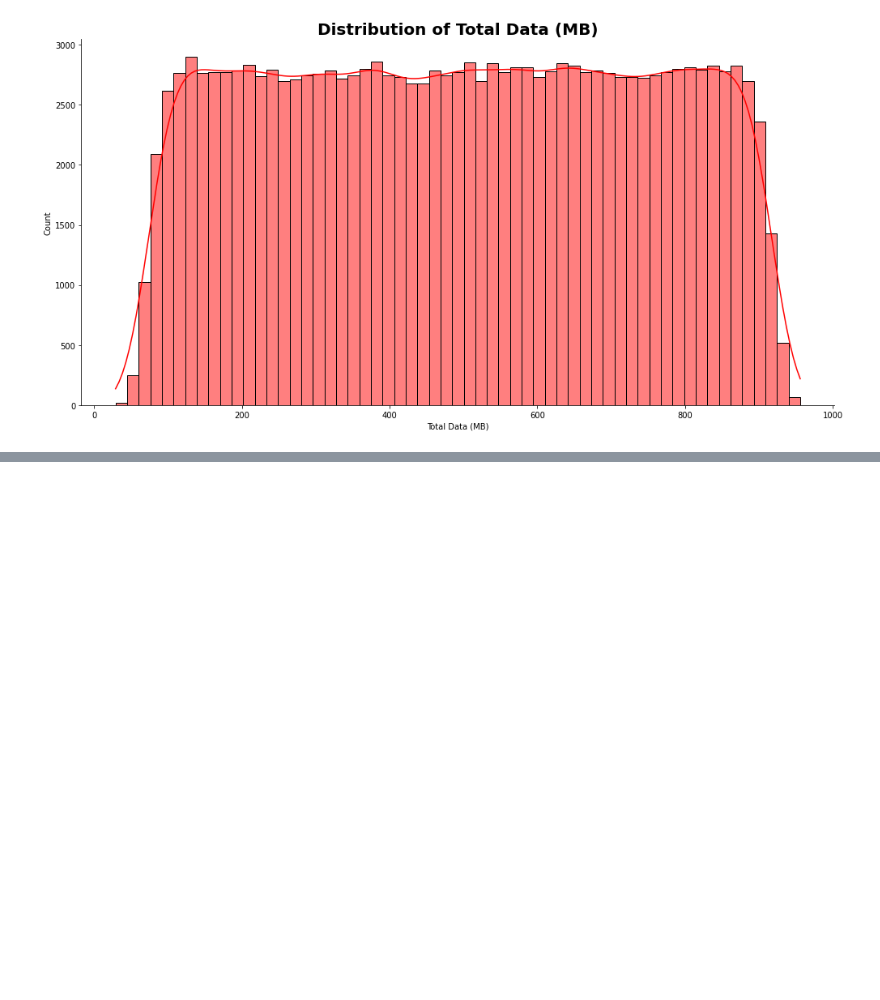
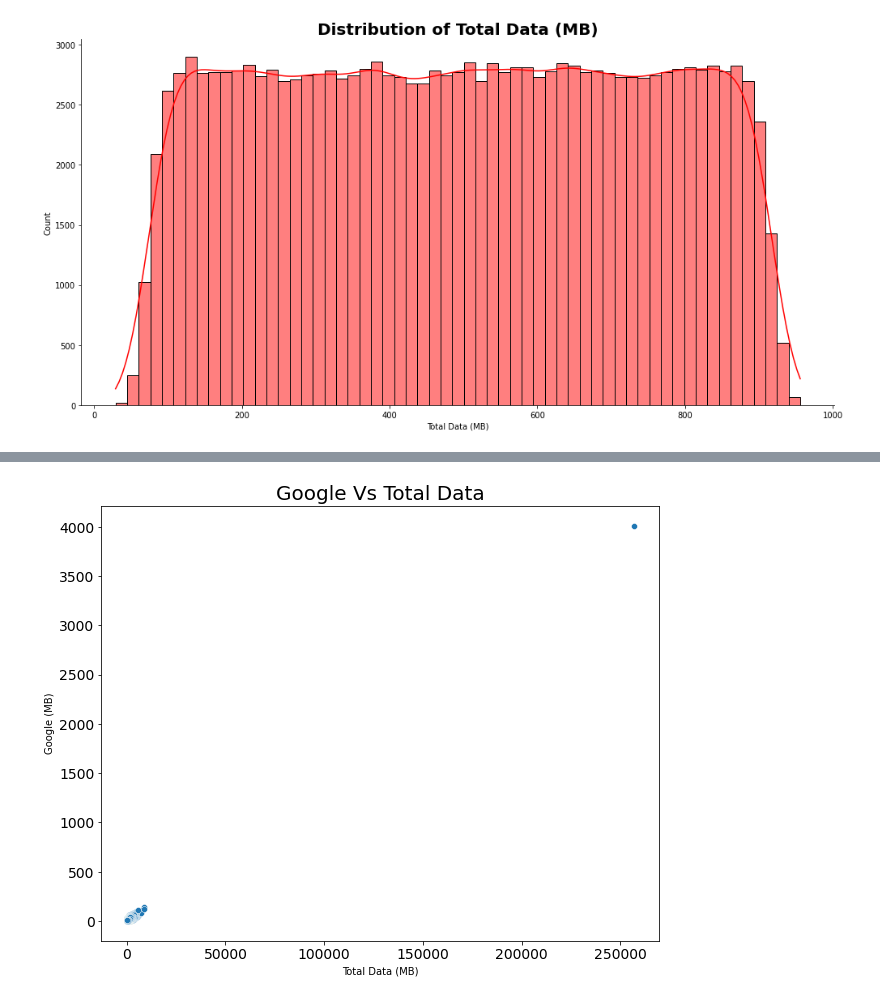
Before and after one commit to bkget/Telecom-Data-Analysis, a Jupyter notebook: notebooks/2_user_overview_analysis.ipynb, the cells around one changed output, grey strips where cells are left out. Saved outputs shown, nothing was run; the diff lists cells and outputs as text; code cells hidden in the pictures; blank space fills up the shorter version.

```diff
--- a/notebooks/2_user_overview_analysis.ipynb
+++ b/notebooks/2_user_overview_analysis.ipynb
@@ -299,0 +316,4 @@ plots.hist(explore_feature_df, 'Total Data (MB)', 'red')
+# %%
+plots.plot_scatter(user, 'Total Data (MB)', 'Google (MB)', 'Google Vs Total Data', None, None)
+# %% [output]
+[figure, added]
```
Also changed, not shown: parts of 5 cells of this notebook, 1 other file.
